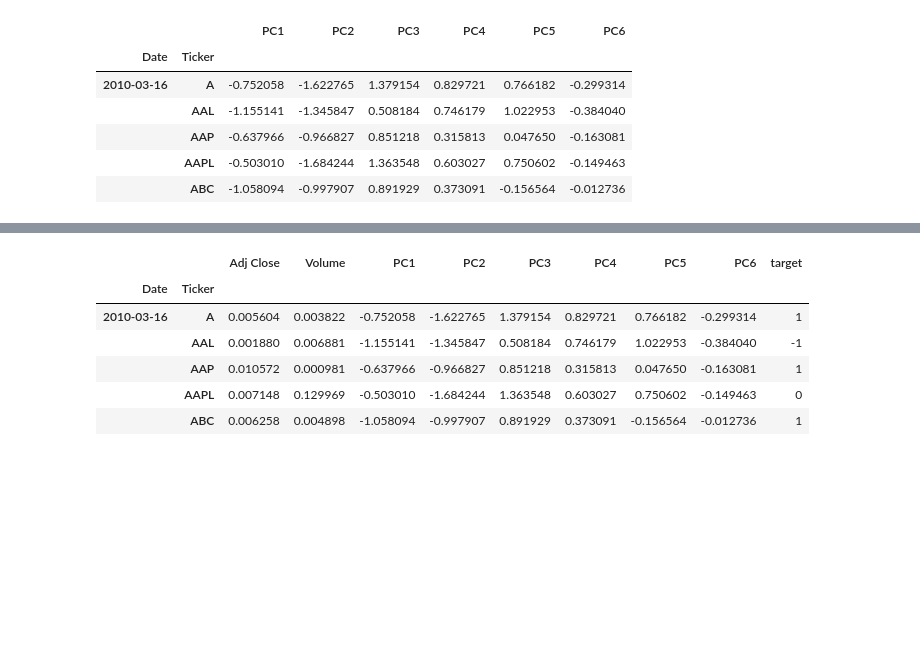
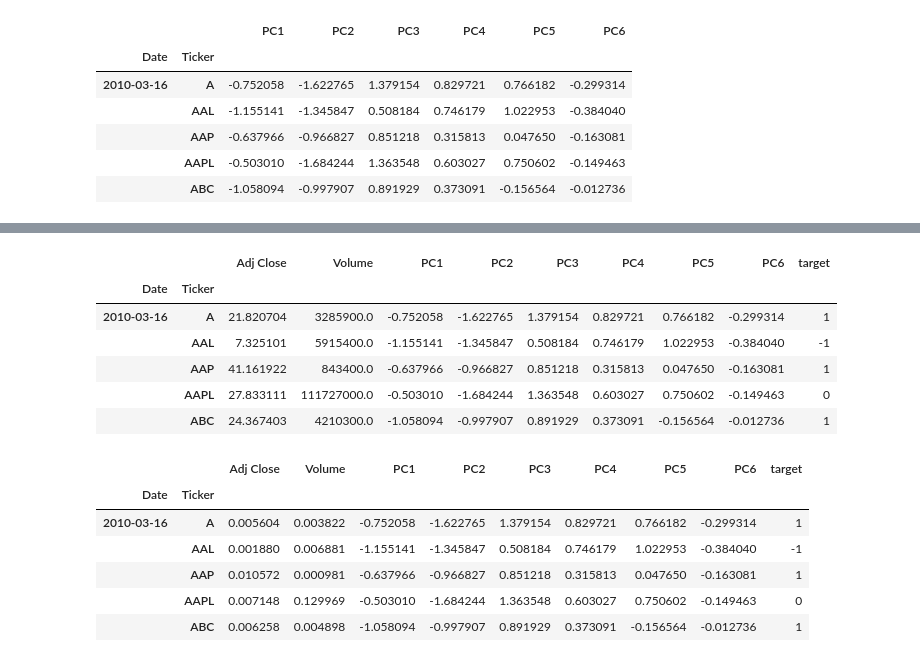
Before and after one commit to sausterm/MLEND-Capstone-Project, a Jupyter notebook: preprocess_data.ipynb, the cells around one changed output, grey strips where cells are left out. Saved outputs shown, nothing was run; the diff lists cells and outputs as text; code cells hidden in the pictures; blank space fills up the shorter version.

```diff
--- a/preprocess_data.ipynb
+++ b/preprocess_data.ipynb
@@ -179,5 +160,5 @@ stock_data_indicators['target'] = list(map( buy_sell_hold,
 # %%
-#stock_data_indicators.drop(columns=['1d', '2d','3d','4d','5d','6d','7d'], inplace=True)
+stock_data_indicators.drop(columns=['1d', '2d','3d','4d','5d','6d','7d'], inplace=True)
 stock_data_indicators.replace([np.inf, -np.inf], np.nan, inplace = True)
 stock_data_indicators.fillna(0, inplace=True)
 stock_data_indicators = stock_data_indicators.loc[(slice('2010-03-16','2019-12-31')),:]
@@ -216,12 +197,13 @@ principalDf.head()
 |  | AAPL | -0.503010 | -1.684244 | 1.363548 | 0.603027 | 0.750602 | -0.149463 |
 |  | ABC | -1.058094 | -0.997907 | 0.891929 | 0.373091 | -0.156564 | -0.012736 |
 # %%
-#stock_indicator_data = stock_data_preprocessed.loc[(slice('2010-03-16','2019-12-31')),:]
-#stock_indicator_data['PC1'] = principalDf['PC1']
-#stock_indicator_data['PC2'] = principalDf['PC2']
-#stock_indicator_data['PC3'] = principalDf['PC3']
-#stock_indicator_data['PC4'] = principalDf['PC4']
-#stock_indicator_data['PC5'] = principalDf['PC5']
-#stock_indicator_data['PC6'] = principalDf['PC6']
+stock_indicator_data = stock_data_indicators.loc[(slice('2010-03-16','2019-12-31')),:]
 
-#stock_indicator_data = stock_indicator_data.reindex(columns= ['Adj Close', 'Volume', 'PC1', 'PC2', 'PC3', 'PC4', 'PC5', 'PC6','target'])
+stock_indicator_data['PC1'] = principalDf['PC1']
+stock_indicator_data['PC2'] = principalDf['PC2']
+stock_indicator_data['PC3'] = principalDf['PC3']
+stock_indicator_data['PC4'] = principalDf['PC4']
+stock_indicator_data['PC5'] = principalDf['PC5']
+stock_indicator_data['PC6'] = principalDf['PC6']
+
+stock_indicator_data = stock_indicator_data.reindex(columns= ['Adj Close', 'Volume', 'PC1', 'PC2', 'PC3', 'PC4', 'PC5', 'PC6','target'])
@@ -228,3 +228,14 @@ principalDf.head()
+# %%
+stock_indicator_data.head()
+### need to scale adj close and volume
+# %% [output]
+|  |  | Adj Close | Volume | PC1 | PC2 | PC3 | PC4 | PC5 | PC6 | target |
+| Date | Ticker |  |  |  |  |  |  |  |  |  |
+| 2010-03-16 | A | 21.820704 | 3285900.0 | -0.752058 | -1.622765 | 1.379154 | 0.829721 | 0.766182 | -0.299314 | 1 |
+|  | AAL | 7.325101 | 5915400.0 | -1.155141 | -1.345847 | 0.508184 | 0.746179 | 1.022953 | -0.384040 | -1 |
+|  | AAP | 41.161922 | 843400.0 | -0.637966 | -0.966827 | 0.851218 | 0.315813 | 0.047650 | -0.163081 | 1 |
+|  | AAPL | 27.833111 | 111727000.0 | -0.503010 | -1.684244 | 1.363548 | 0.603027 | 0.750602 | -0.149463 | 0 |
+|  | ABC | 24.367403 | 4210300.0 | -1.058094 | -0.997907 | 0.891929 | 0.373091 | -0.156564 | -0.012736 | 1 |
 # %%
 #stock_indicator_data.to_csv('stock_indicator_data.csv')
 # %% [output]
```
Also changed, not shown: parts of 16 cells of this notebook, 4 other files.
